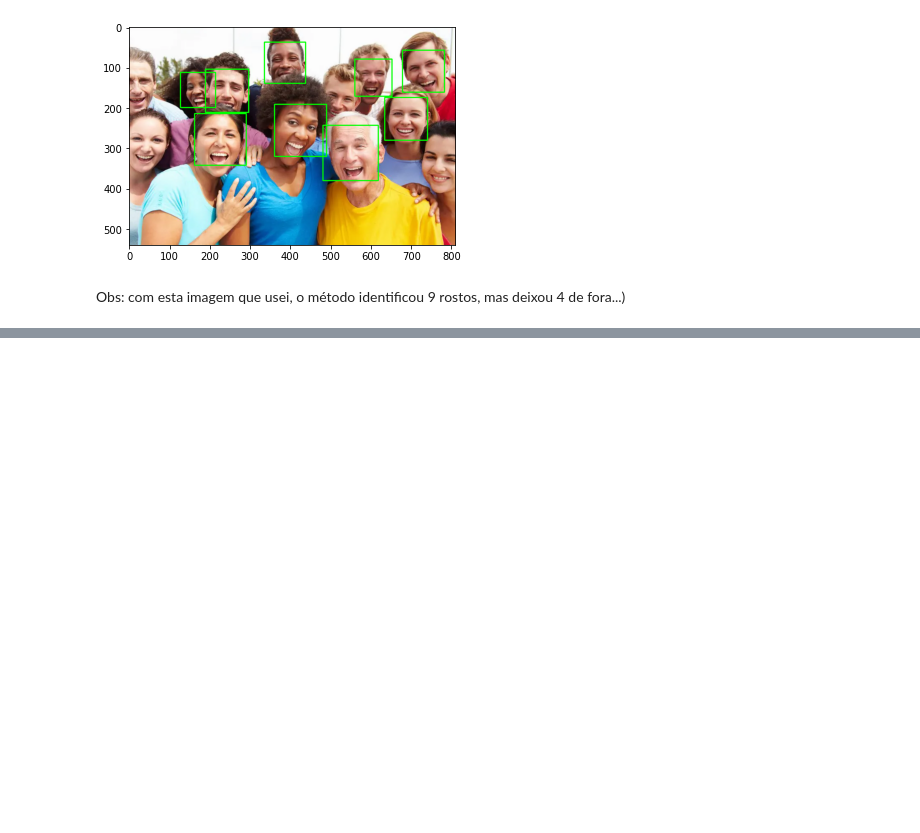
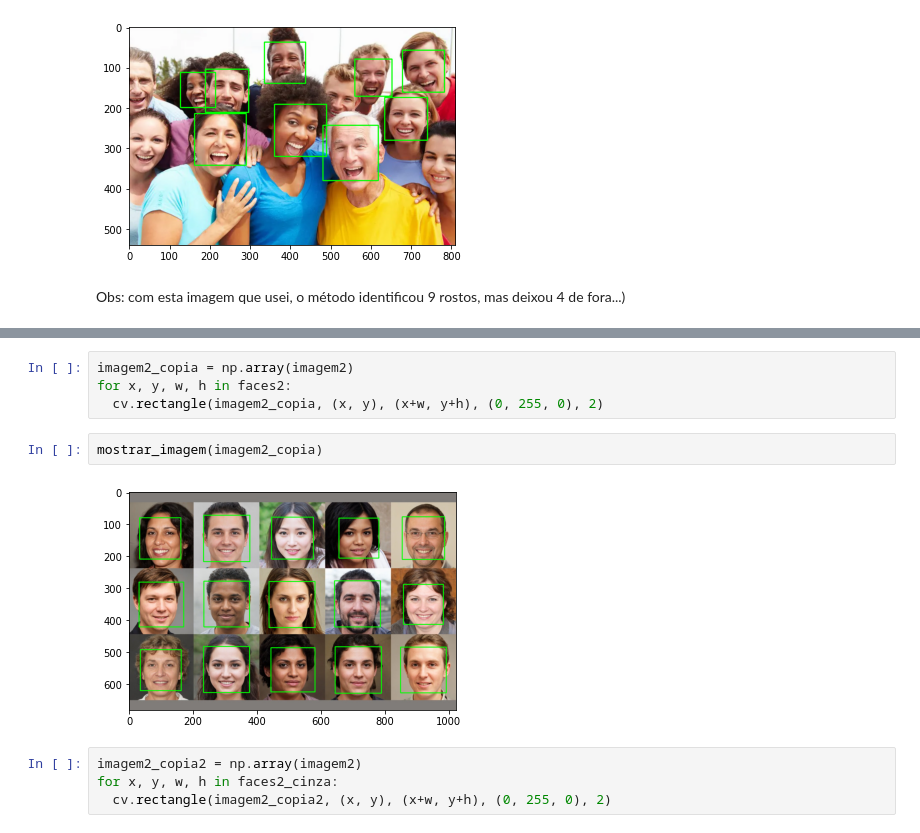
Before and after one commit to ricardopesce/mask-detect, a Jupyter notebook: Mask-detect.ipynb, the cells around one changed output, grey strips where cells are left out. Cells and saved outputs as stored; diff of their text form; blank space fills up the shorter version.

```diff
--- a/Mask-detect.ipynb
+++ b/Mask-detect.ipynb
@@ -106,0 +149,12 @@ Obs: com esta imagem que usei, o método identificou 9 rostos, mas deixou 4 de f
+# %%
+imagem2_copia = np.array(imagem2)
+for x, y, w, h in faces2:
+  cv.rectangle(imagem2_copia, (x, y), (x+w, y+h), (0, 255, 0), 2)
+# %%
+mostrar_imagem(imagem2_copia)
+# %% [output]
+[figure, added]
+# %%
+imagem2_copia2 = np.array(imagem2)
+for x, y, w, h in faces2_cinza:
+  cv.rectangle(imagem2_copia2, (x, y), (x+w, y+h), (0, 255, 0), 2)
```
Also changed, not shown: parts of 15 cells of this notebook.
